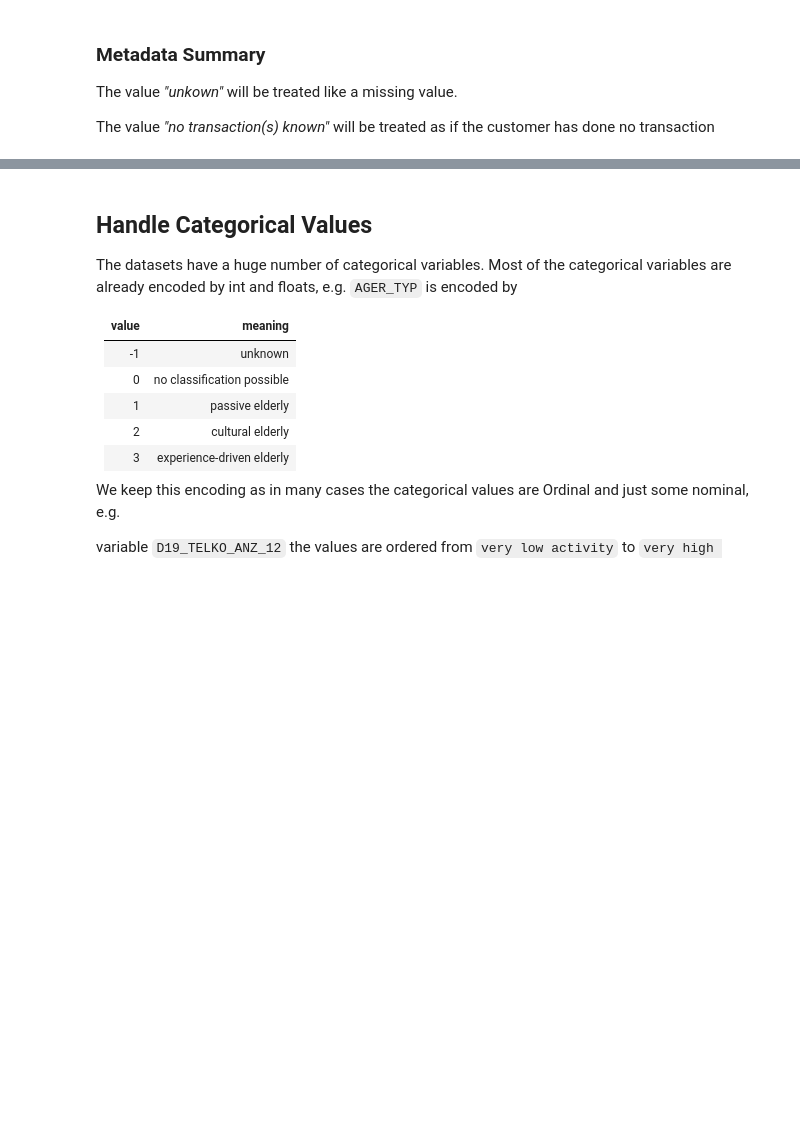
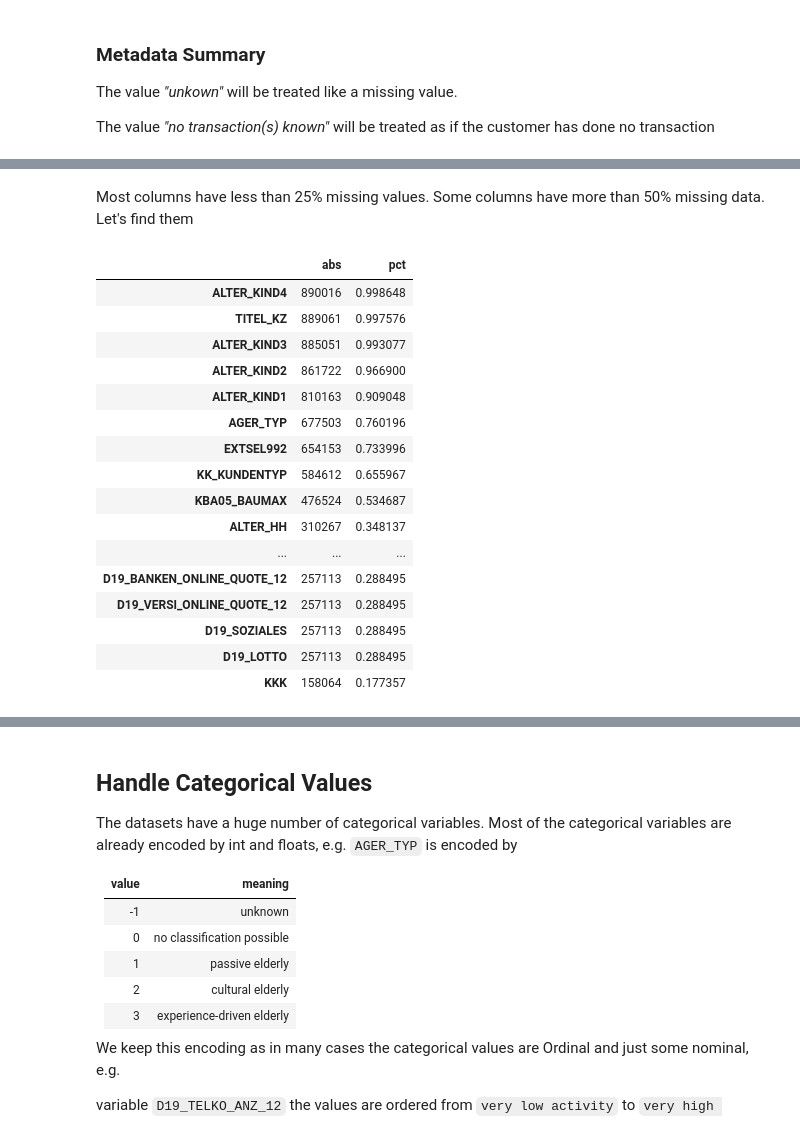
Before and after one commit to step-bauer/dsnd_capstone_arvato, a Jupyter notebook: Arvato Project Workbook.ipynb, the cells around one changed output, grey strips where cells are left out. Drawn from its saved outputs; the diff is of its cells as text; code cells hidden in the pictures; blank space fills up the shorter version.

```diff
--- a/Arvato Project Workbook.ipynb
+++ b/Arvato Project Workbook.ipynb
@@ -578,0 +652,27 @@ featureBuilder.transform(df_azdias_cleaned)
+# %% [markdown]
+Most columns have less than 25% missing values. Some columns have more than 50% missing data. Let's find them
+# %%
+num_of_records = df_azdias_cleaned.shape[0]
+s_missing_data = df_azdias_cleaned.isnull().sum(axis=0)
+s_missing_data_pct = df_azdias_cleaned.isnull().sum(axis=0) / num_of_records
+
+df_missing_data = pd.DataFrame({'abs':s_missing_data,'pct':s_missing_data_pct})
+df_missing_data.sort_values(by='pct', ascending=False)[:20]
+# %% [output]
+|  | abs | pct |
+| ALTER_KIND4 | 890016 | 0.998648 |
+| TITEL_KZ | 889061 | 0.997576 |
+| ALTER_KIND3 | 885051 | 0.993077 |
+| ALTER_KIND2 | 861722 | 0.966900 |
+| ALTER_KIND1 | 810163 | 0.909048 |
+| AGER_TYP | 677503 | 0.760196 |
+| EXTSEL992 | 654153 | 0.733996 |
+| KK_KUNDENTYP | 584612 | 0.655967 |
+| KBA05_BAUMAX | 476524 | 0.534687 |
+| ALTER_HH | 310267 | 0.348137 |
+| ... | ... | ... |
+| D19_BANKEN_ONLINE_QUOTE_12 | 257113 | 0.288495 |
+| D19_VERSI_ONLINE_QUOTE_12 | 257113 | 0.288495 |
+| D19_SOZIALES | 257113 | 0.288495 |
+| D19_LOTTO | 257113 | 0.288495 |
+| KKK | 158064 | 0.177357 |
```
Also changed, not shown: parts of 37 cells of this notebook, 1 other file.
